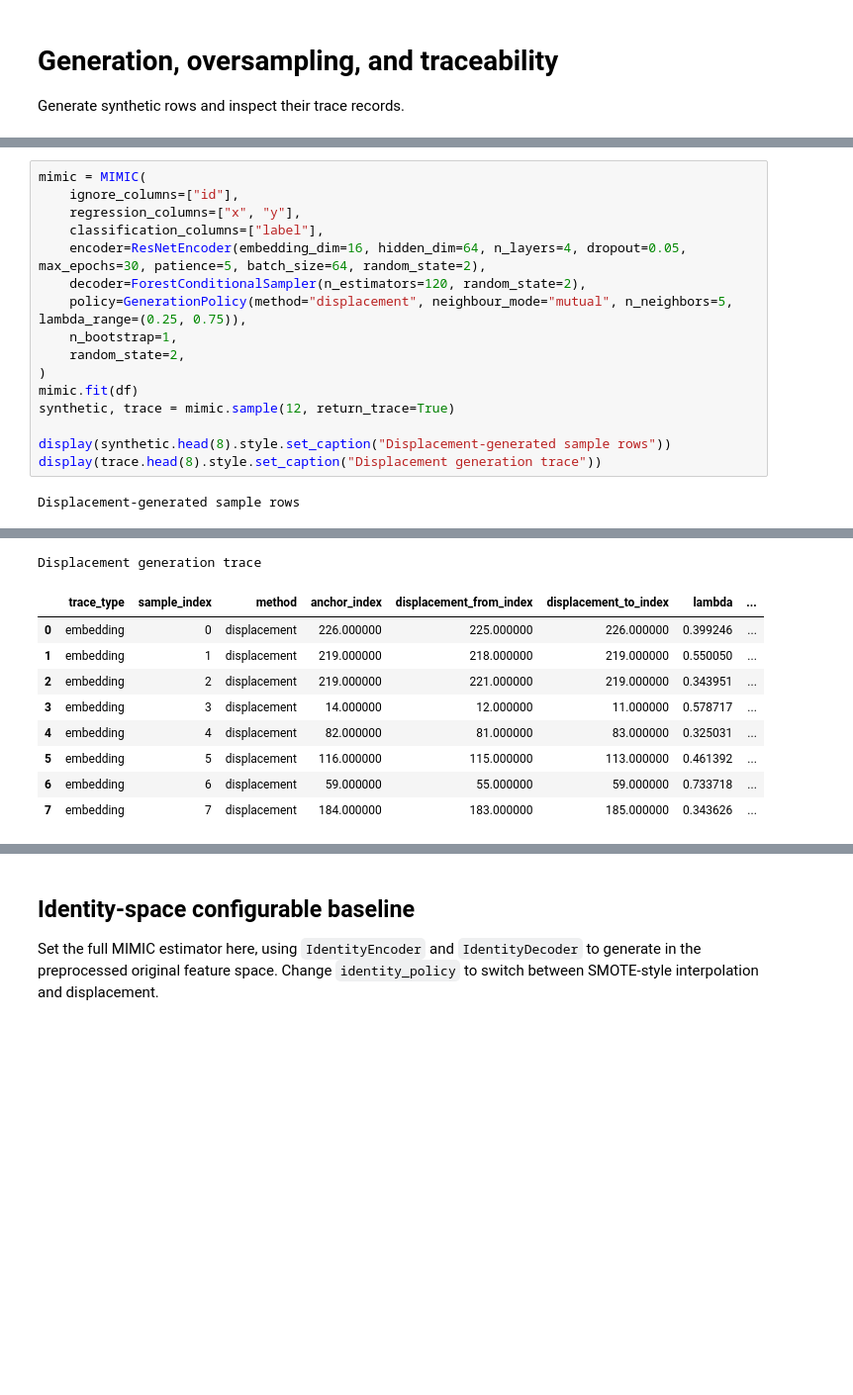
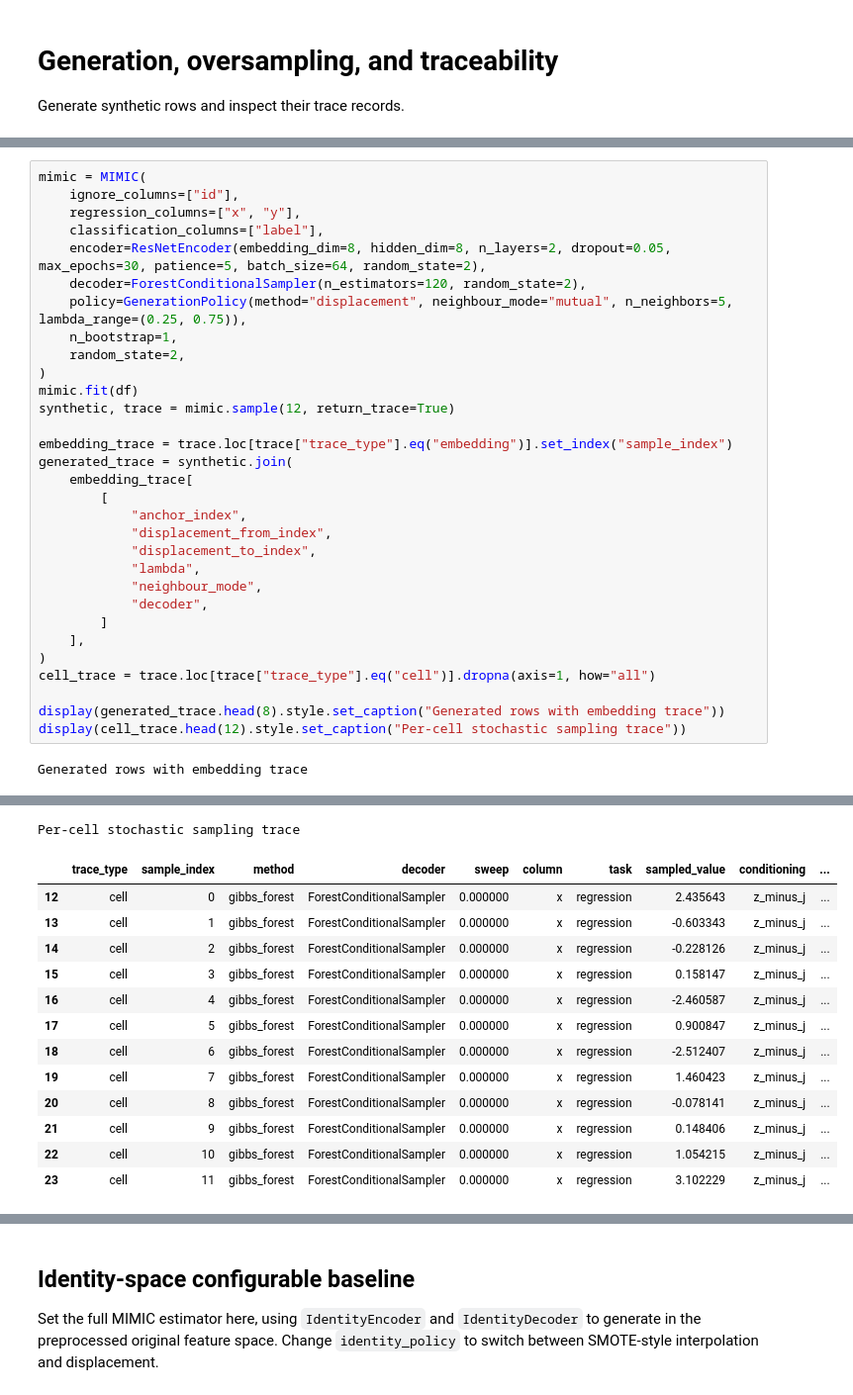
Before and after one commit to fabriziocosta/MIMIC, a Jupyter notebook: notebooks/03_generation_oversampling_traceability.ipynb, the cells around one changed output, grey strips where cells are left out. Shown at 99% size. Drawn from its saved outputs; the diff is of its cells as text; blank space fills up the shorter version.

```diff
--- a/notebooks/03_generation_oversampling_traceability.ipynb
+++ b/notebooks/03_generation_oversampling_traceability.ipynb
@@ -49,7 +57,7 @@ mimic = MIMIC(
     ignore_columns=["id"],
     regression_columns=["x", "y"],
     classification_columns=["label"],
-    encoder=ResNetEncoder(embedding_dim=16, hidden_dim=64, n_layers=4, dropout=0.05, max_epochs=30, patience=5, batch_size=64, random_state=2),
+    encoder=ResNetEncoder(embedding_dim=8, hidden_dim=8, n_layers=2, dropout=0.05, max_epochs=30, patience=5, batch_size=64, random_state=2),
     decoder=ForestConditionalSampler(n_estimators=120, random_state=2),
     policy=GenerationPolicy(method="displacement", neighbour_mode="mutual", n_neighbors=5, lambda_range=(0.25, 0.75)),
     n_bootstrap=1,
@@ -58,7 +66,22 @@ mimic = MIMIC(
 mimic.fit(df)
 synthetic, trace = mimic.sample(12, return_trace=True)
 
-display(synthetic.head(8).style.set_caption("Displacement-generated sample rows"))
-display(trace.head(8).style.set_caption("Displacement generation trace"))
+embedding_trace = trace.loc[trace["trace_type"].eq("embedding")].set_index("sample_index")
+generated_trace = synthetic.join(
+    embedding_trace[
+        [
+            "anchor_index",
+            "displacement_from_index",
+            "displacement_to_index",
+            "lambda",
+            "neighbour_mode",
+            "decoder",
+        ]
+    ],
+)
+cell_trace = trace.loc[trace["trace_type"].eq("cell")].dropna(axis=1, how="all")
+
+display(generated_trace.head(8).style.set_caption("Generated rows with embedding trace"))
+display(cell_trace.head(12).style.set_caption("Per-cell stochastic sampling trace"))
 # %% [output]
-Displacement-generated sample rows
+Generated rows with embedding trace
@@ -74,13 +97,17 @@ Displacement-generated sample rows
-Displacement generation trace
+Per-cell stochastic sampling trace
-|  | trace_type | sample_index | method | anchor_index | displacement_from_index | displacement_to_index | lambda | ... |
-| 0 | embedding | 0 | displacement | 226.000000 | 225.000000 | 226.000000 | 0.399246 | ... |
-| 1 | embedding | 1 | displacement | 219.000000 | 218.000000 | 219.000000 | 0.550050 | ... |
-| 2 | embedding | 2 | displacement | 219.000000 | 221.000000 | 219.000000 | 0.343951 | ... |
-| 3 | embedding | 3 | displacement | 14.000000 | 12.000000 | 11.000000 | 0.578717 | ... |
-| 4 | embedding | 4 | displacement | 82.000000 | 81.000000 | 83.000000 | 0.325031 | ... |
-| 5 | embedding | 5 | displacement | 116.000000 | 115.000000 | 113.000000 | 0.461392 | ... |
-| 6 | embedding | 6 | displacement | 59.000000 | 55.000000 | 59.000000 | 0.733718 | ... |
-| 7 | embedding | 7 | displacement | 184.000000 | 183.000000 | 185.000000 | 0.343626 | ... |
+|  | trace_type | sample_index | method | decoder | sweep | column | task | sampled_value | conditioning | ... |
+| 12 | cell | 0 | gibbs_forest | ForestConditionalSampler | 0.000000 | x | regression | 2.435643 | z_minus_j | ... |
+| 13 | cell | 1 | gibbs_forest | ForestConditionalSampler | 0.000000 | x | regression | -0.603343 | z_minus_j | ... |
+| 14 | cell | 2 | gibbs_forest | ForestConditionalSampler | 0.000000 | x | regression | -0.228126 | z_minus_j | ... |
+| 15 | cell | 3 | gibbs_forest | ForestConditionalSampler | 0.000000 | x | regression | 0.158147 | z_minus_j | ... |
+| 16 | cell | 4 | gibbs_forest | ForestConditionalSampler | 0.000000 | x | regression | -2.460587 | z_minus_j | ... |
+| 17 | cell | 5 | gibbs_forest | ForestConditionalSampler | 0.000000 | x | regression | 0.900847 | z_minus_j | ... |
+| 18 | cell | 6 | gibbs_forest | ForestConditionalSampler | 0.000000 | x | regression | -2.512407 | z_minus_j | ... |
+| 19 | cell | 7 | gibbs_forest | ForestConditionalSampler | 0.000000 | x | regression | 1.460423 | z_minus_j | ... |
+| 20 | cell | 8 | gibbs_forest | ForestConditionalSampler | 0.000000 | x | regression | -0.078141 | z_minus_j | ... |
+| 21 | cell | 9 | gibbs_forest | ForestConditionalSampler | 0.000000 | x | regression | 0.148406 | z_minus_j | ... |
+| 22 | cell | 10 | gibbs_forest | ForestConditionalSampler | 0.000000 | x | regression | 1.054215 | z_minus_j | ... |
+| 23 | cell | 11 | gibbs_forest | ForestConditionalSampler | 0.000000 | x | regression | 3.102229 | z_minus_j | ... |
 # %%
 minority_needed = df["label"].value_counts()["majority"] - df["label"].value_counts()["minority"]
 minority_synthetic, minority_trace = mimic.sample(
```
Also changed, not shown: parts of 5 cells of this notebook, 5 other files.
